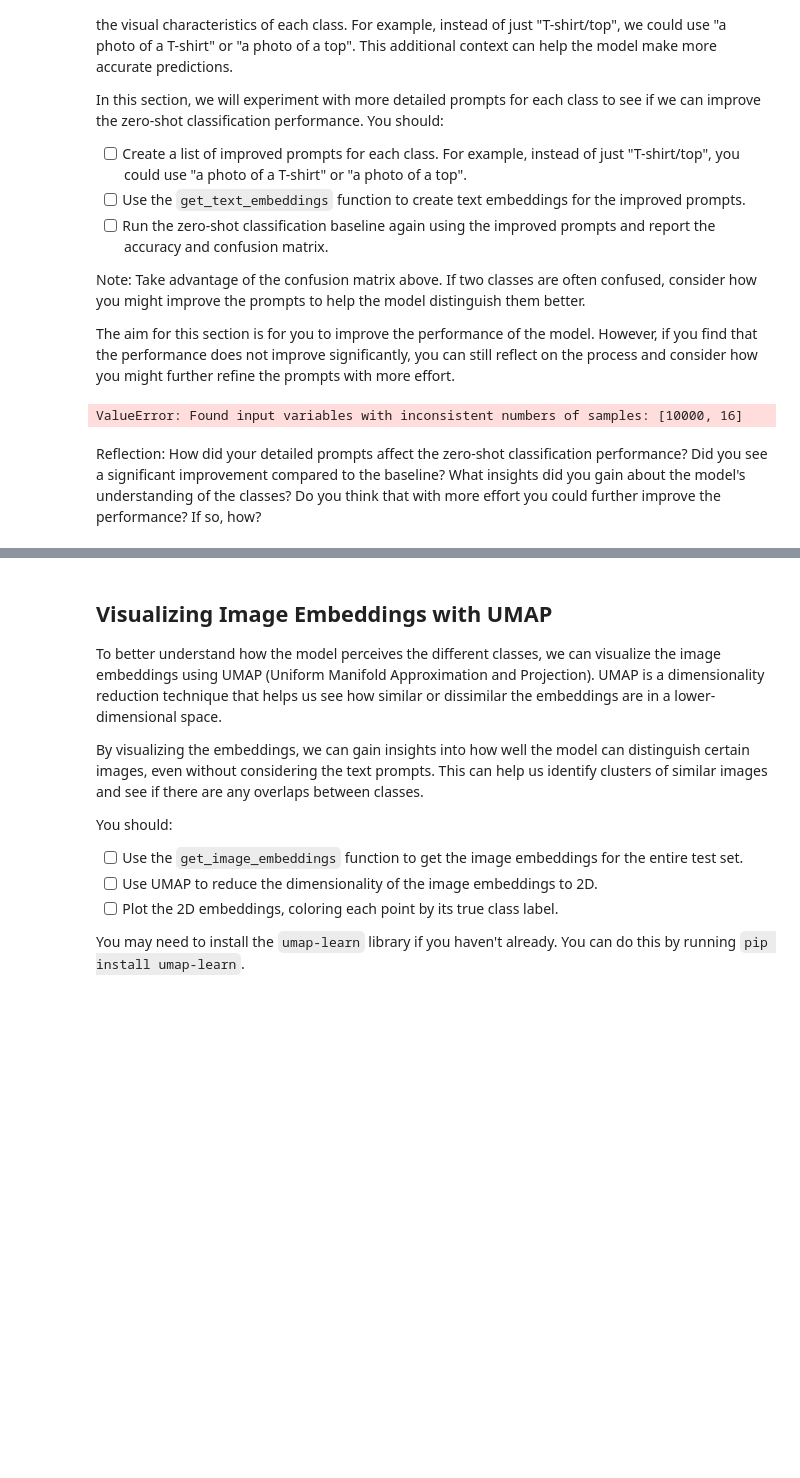
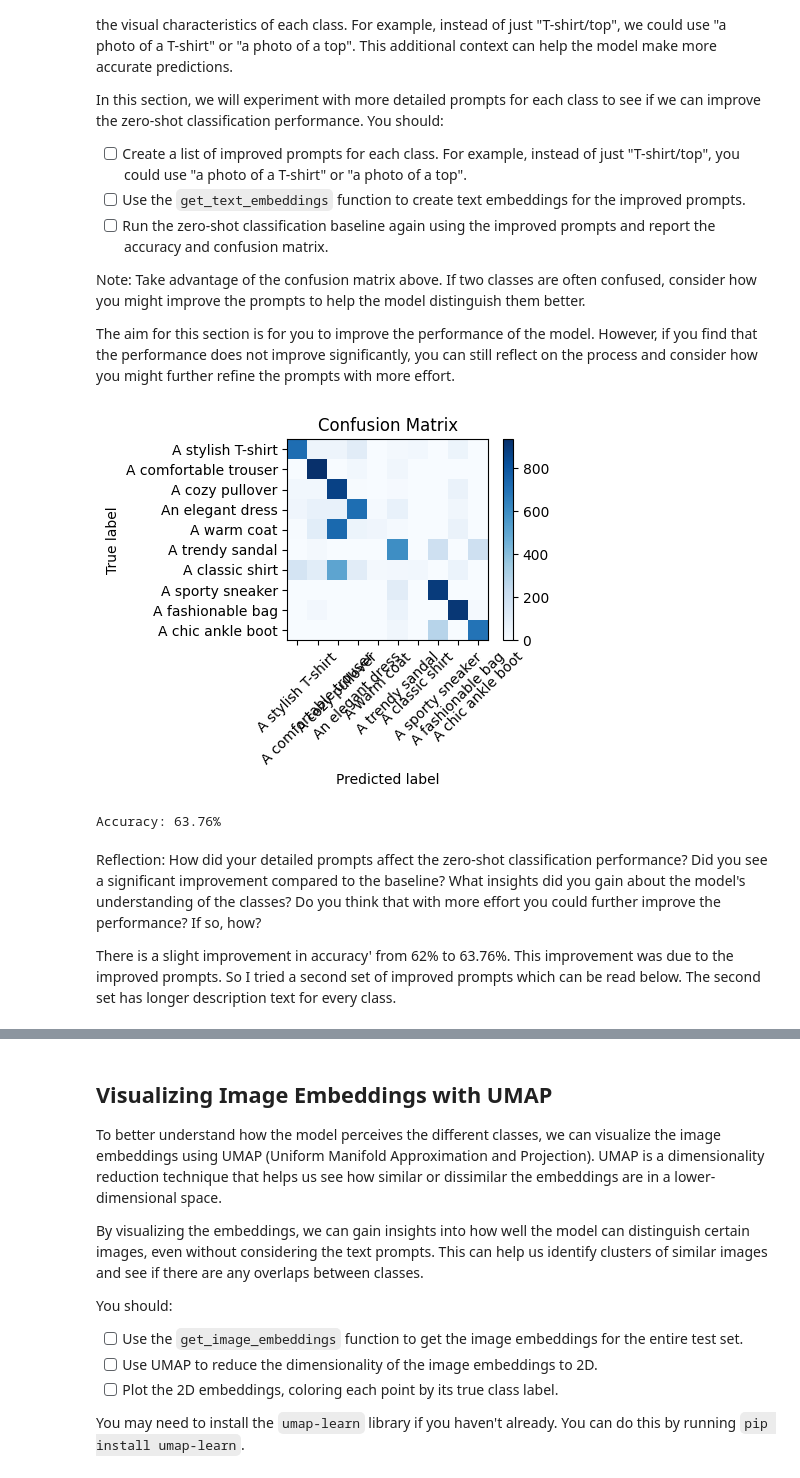
Before and after one commit to omaralfaqih6/deep_learning, a Jupyter notebook: 02_activities/assignments/assignment_2.ipynb, the cells around one changed output, grey strips where cells are left out. Saved outputs shown, nothing was run; the diff lists cells and outputs as text; code cells hidden in the pictures; blank space fills up the shorter version.

```diff
--- a/02_activities/assignments/assignment_2.ipynb
+++ b/02_activities/assignments/assignment_2.ipynb
@@ -295,30 +319,44 @@ The aim for this section is for you to improve the performance of the model. How
 # %%
 # create a list of improved prompts for each class
 improved_prompts = [
     "A stylish T-shirt",
     "A comfortable trouser",
     "A cozy pullover",
     "An elegant dress",
     "A warm coat",
     "A trendy sandal",
     "A classic shirt",
     "A sporty sneaker",
     "A fashionable bag",
     "A chic ankle boot"
 ]
-# Get text embeddings for the improved prompts
-improved_text_feats = get_text_embeddings(improved_prompts)
-# run the zero-shot classification again with the improved prompts and report the accuracy and confusion matrix
-improved_similarity = get_cosine_similarity(image_feats, improved_text_feats)
-improved_predictions = get_predictions(improved_similarity)
-y_true = np.array(y_true)  # Convert to numpy array for consistency
-from sklearn.metrics import accuracy_score
-# convert input variables with consistent numbers of samples
-improved_accuracy = accuracy_score(y_true, improved_predictions)
-print(f"Original accuracy: {accuracy_score(y_true, y_pred):.4f}")
-print(f"Improved accuracy: {improved_accuracy:.4f}")
-plot_confusion_matrix(y_true, improved_predictions, improved_prompts)
+# Reinitialize y_true and y_pred for the new predictions
+
+y_true, y_pred = [], []
+
+for pixel_values, labels in test_loader:
+
+# Report the accuracy of the predictions
+    text_feats = get_text_embeddings(improved_prompts)
+    image_feats = get_image_embeddings(pixel_values)
+
+    similarity = get_cosine_similarity(image_feats, text_feats)
+    predictions = get_predictions(similarity)
+
+    y_true.extend(labels.numpy())
+    y_pred.extend(predictions)
+
+# Report the confusion matrix
+plot_confusion_matrix(y_true, y_pred, improved_prompts)
 # %% [output]
-ValueError: Found input variables with inconsistent numbers of samples: [10000, 16]
+[figure, added]
+# %%
+# Report the accuracy of the predictions
+accuracy = accuracy_score(y_true, y_pred)
+print(f"Accuracy: {accuracy * 100:.2f}%")
+# %% [output]
+Accuracy: 63.76%
 # %% [markdown]
-Reflection: How did your detailed prompts affect the zero-shot classification performance? Did you see a significant improvement compared to the baseline? What insights did you gain about the model's understanding of the classes? Do you think that with more effort you could further improve the performance? If so, how?
+Reflection: How did your detailed prompts affect the zero-shot classification performance? Did you see a significant improvement compared to the baseline? What insights did you gain about the model's understanding of the classes? Do you think that with more effort you could further improve the performance? If so, how? <br>
+
+There is a slight improvement in accuracy' from 62% to 63.76%. This improvement was due to the improved prompts. So I tried a second set of improved prompts which can be read below. The second set has longer description text for every class.
```
Also changed, not shown: parts of 16 cells of this notebook.
